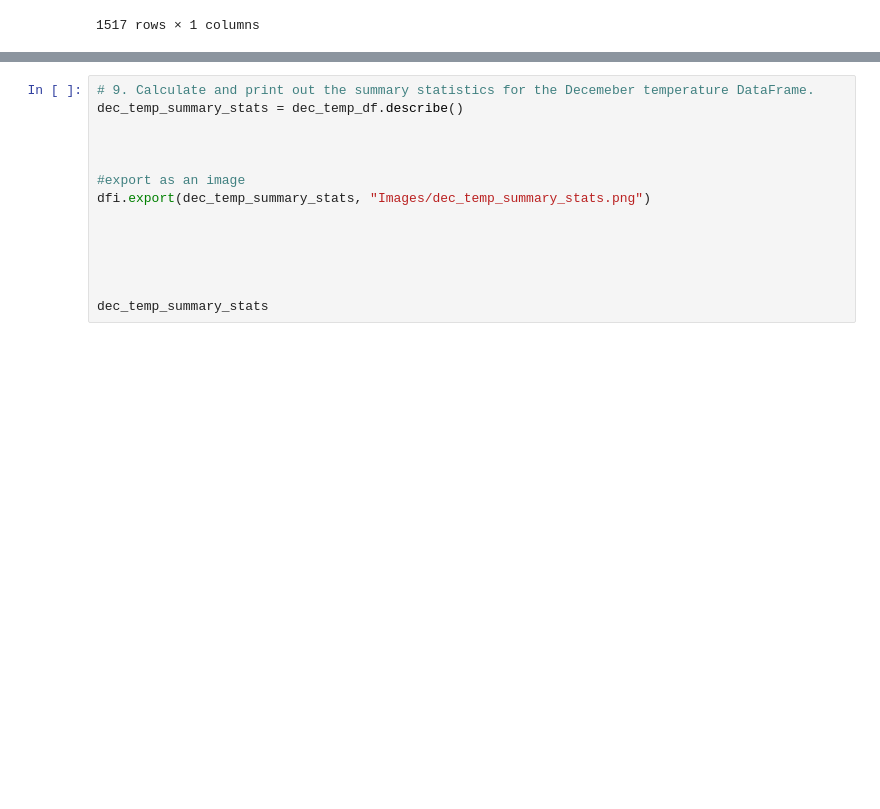
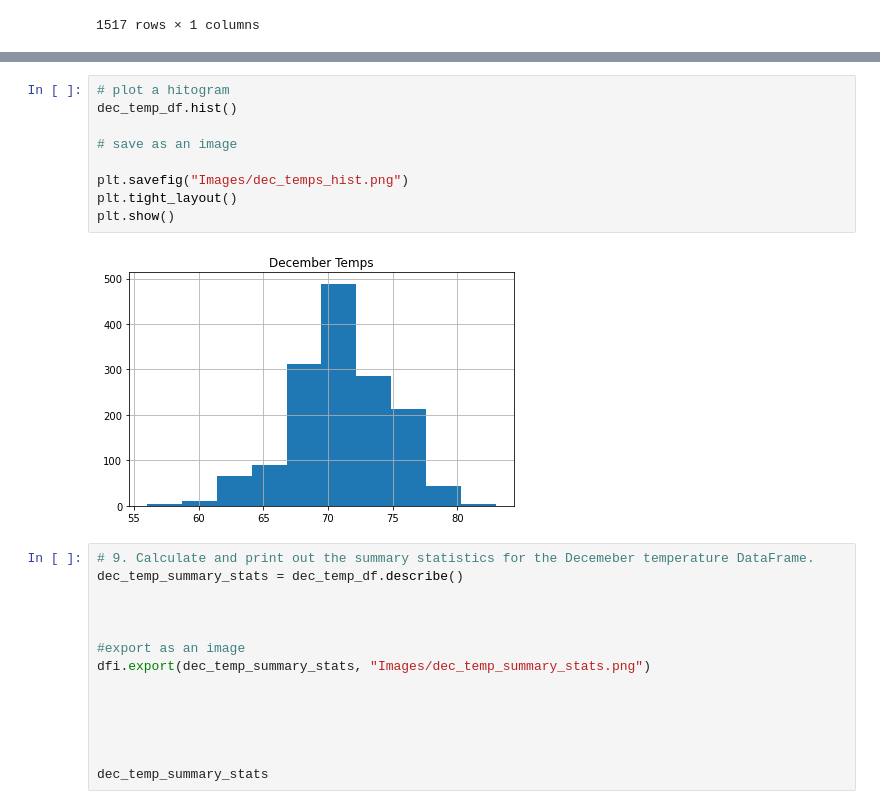
Before and after one commit to jaycecox/surfs_up, a Jupyter notebook: SurfsUp_Challenge.ipynb, the cells around one changed output, grey strips where cells are left out. Drawn from its saved outputs; the diff is of its cells as text; blank space fills up the shorter version.

```diff
--- a/SurfsUp_Challenge.ipynb
+++ b/SurfsUp_Challenge.ipynb
@@ -170,3 +181,14 @@ dec_temp_df
+# %%
+# plot a hitogram
+dec_temp_df.hist()
+
+# save as an image
+
+plt.savefig("Images/dec_temps_hist.png")
+plt.tight_layout()
+plt.show()
+# %% [output]
+[figure, added]
 # %%
 # 9. Calculate and print out the summary statistics for the Decemeber temperature DataFrame.
 dec_temp_summary_stats = dec_temp_df.describe()
```
Also changed, not shown: parts of 1 cell of this notebook, 3 other files.
